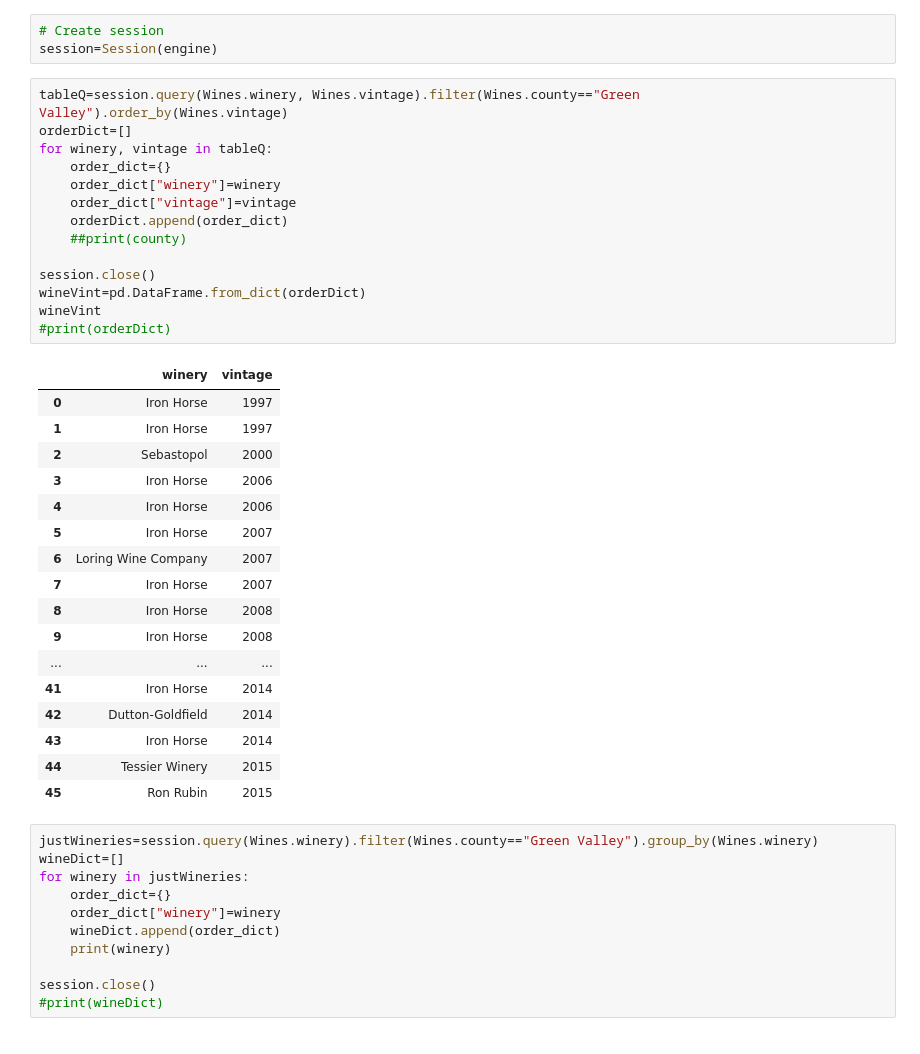
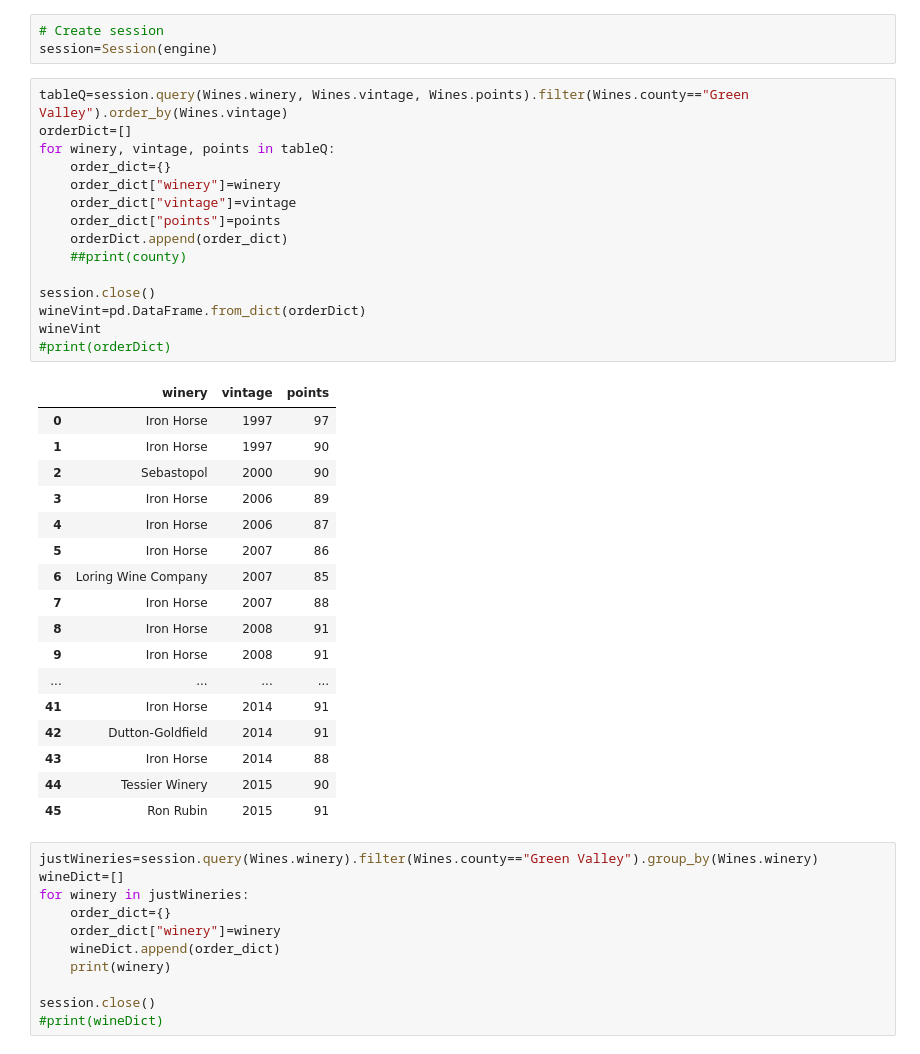
Before and after one commit to TempestCampbell/Machine-Learning-Project, a Jupyter notebook: WeatherAPIPractice.ipynb, the cells around one changed output. Saved outputs shown, nothing was run; the diff lists cells and outputs as text.

```diff
--- a/WeatherAPIPractice.ipynb
+++ b/WeatherAPIPractice.ipynb
@@ -27,37 +27,38 @@ WorldMeats = Base.classes.worldmeats
 # Create session
 session=Session(engine)
 # %%
-tableQ=session.query(Wines.winery, Wines.vintage).filter(Wines.county=="Green Valley").order_by(Wines.vintage)
+tableQ=session.query(Wines.winery, Wines.vintage, Wines.points).filter(Wines.county=="Green Valley").order_by(Wines.vintage)
 orderDict=[]
-for winery, vintage in tableQ:
+for winery, vintage, points in tableQ:
     order_dict={}
     order_dict["winery"]=winery
     order_dict["vintage"]=vintage
+    order_dict["points"]=points
     orderDict.append(order_dict)
     ##print(county)
 
 session.close()
 wineVint=pd.DataFrame.from_dict(orderDict)
 wineVint
 #print(orderDict)
 # %% [output]
-|  | winery | vintage |
-| 0 | Iron Horse | 1997 |
-| 1 | Iron Horse | 1997 |
-| 2 | Sebastopol | 2000 |
-| 3 | Iron Horse | 2006 |
-| 4 | Iron Horse | 2006 |
-| 5 | Iron Horse | 2007 |
-| 6 | Loring Wine Company | 2007 |
-| 7 | Iron Horse | 2007 |
-| 8 | Iron Horse | 2008 |
-| 9 | Iron Horse | 2008 |
-| ... | ... | ... |
-| 41 | Iron Horse | 2014 |
-| 42 | Dutton-Goldfield | 2014 |
-| 43 | Iron Horse | 2014 |
-| 44 | Tessier Winery | 2015 |
-| 45 | Ron Rubin | 2015 |
+|  | winery | vintage | points |
+| 0 | Iron Horse | 1997 | 97 |
+| 1 | Iron Horse | 1997 | 90 |
+| 2 | Sebastopol | 2000 | 90 |
+| 3 | Iron Horse | 2006 | 89 |
+| 4 | Iron Horse | 2006 | 87 |
+| 5 | Iron Horse | 2007 | 86 |
+| 6 | Loring Wine Company | 2007 | 85 |
+| 7 | Iron Horse | 2007 | 88 |
+| 8 | Iron Horse | 2008 | 91 |
+| 9 | Iron Horse | 2008 | 91 |
+| ... | ... | ... | ... |
+| 41 | Iron Horse | 2014 | 91 |
+| 42 | Dutton-Goldfield | 2014 | 91 |
+| 43 | Iron Horse | 2014 | 88 |
+| 44 | Tessier Winery | 2015 | 90 |
+| 45 | Ron Rubin | 2015 | 91 |
 # %%
 justWineries=session.query(Wines.winery).filter(Wines.county=="Green Valley").group_by(Wines.winery)
 wineDict=[]
```
Also changed, not shown: parts of 6 cells of this notebook, 2 other files.
